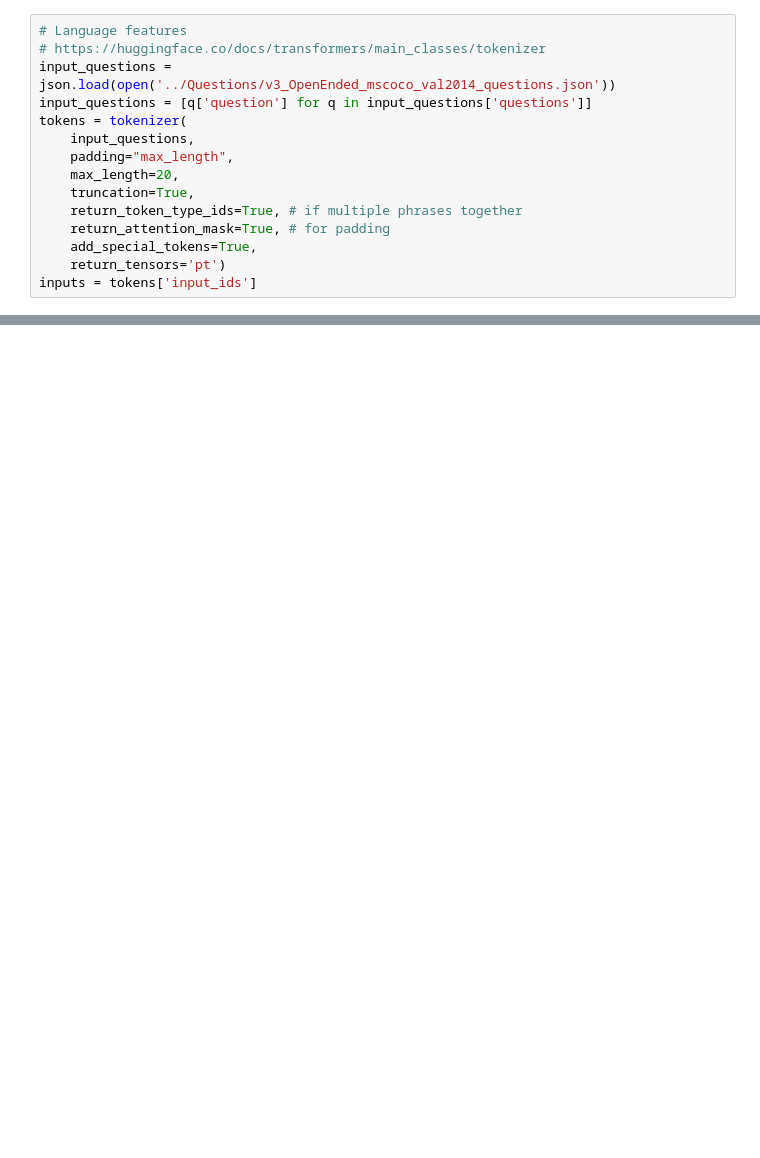
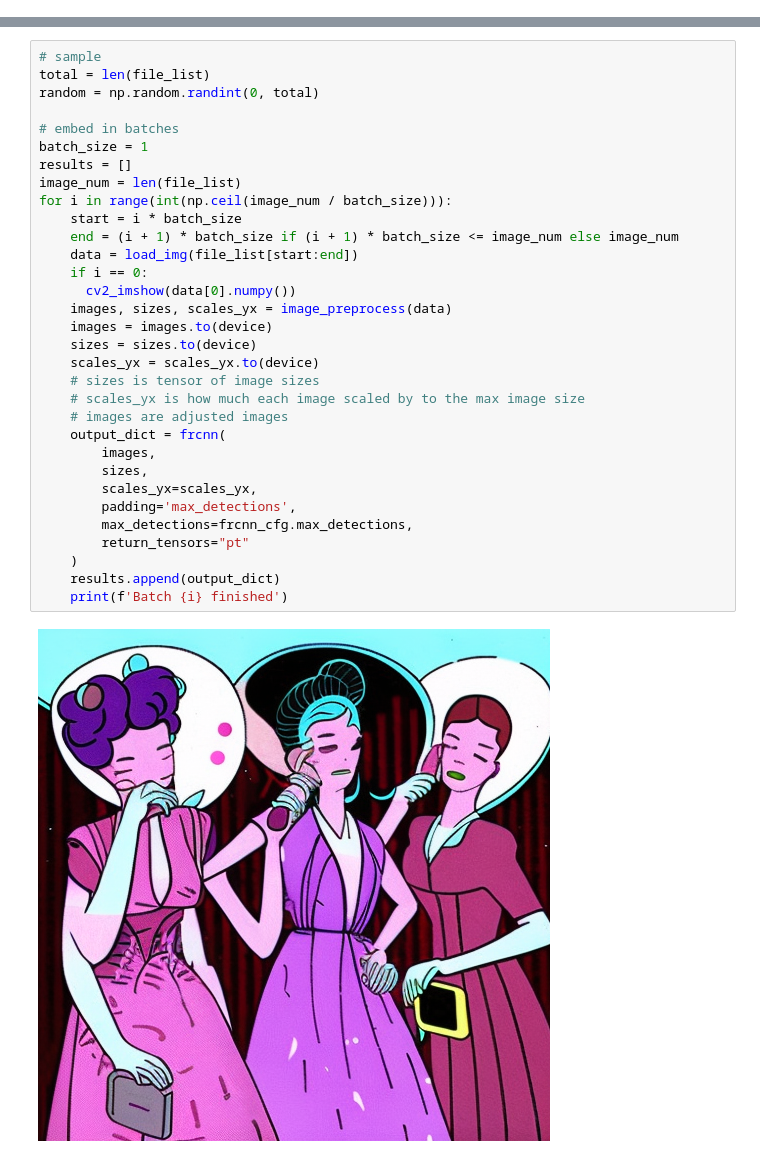
Before and after one commit to Skipppyyy/VQA, a Jupyter notebook: models/lxmert.ipynb, the cells around one changed output, grey strips where cells are left out. Cells and saved outputs as stored; diff of their text form; blank space fills up the shorter version.

```diff
--- a/models/lxmert.ipynb
+++ b/models/lxmert.ipynb
@@ -24,18 +68,3 @@ All model checkpoint weights were used when initializing GeneralizedRCNN.
 
 All the weights of GeneralizedRCNN were initialized from the model checkpoint at unc-nlp/frcnn-vg-finetuned.
 If your task is similar to the task the model of the checkpoint was trained on, you can already use GeneralizedRCNN for predictions without further training.
-# %%
-# Language features
-# https://huggingface.co/docs/transformers/main_classes/tokenizer
-input_questions = json.load(open('../Questions/v3_OpenEnded_mscoco_val2014_questions.json'))
-input_questions = [q['question'] for q in input_questions['questions']]
-tokens = tokenizer(
-    input_questions,
-    padding="max_length",
-    max_length=20,
-    truncation=True,
-    return_token_type_ids=True, # if multiple phrases together
-    return_attention_mask=True, # for padding
-    add_special_tokens=True,
-    return_tensors='pt')
-inputs = tokens['input_ids']
@@ -73,0 +150,34 @@ Error:
+# %%
+# sample
+total = len(file_list)
+random = np.random.randint(0, total)
+
+# embed in batches
+batch_size = 1
+results = []
+image_num = len(file_list)
+for i in range(int(np.ceil(image_num / batch_size))):
+    start = i * batch_size
+    end = (i + 1) * batch_size if (i + 1) * batch_size <= image_num else image_num
+    data = load_img(file_list[start:end])
+    if i == 0:
+      cv2_imshow(data[0].numpy())
+    images, sizes, scales_yx = image_preprocess(data)
+    images = images.to(device)
+    sizes = sizes.to(device)
+    scales_yx = scales_yx.to(device)
+    # sizes is tensor of image sizes
+    # scales_yx is how much each image scaled by to the max image size
+    # images are adjusted images
+    output_dict = frcnn(
+        images,
+        sizes,
+        scales_yx=scales_yx,
+        padding='max_detections',
+        max_detections=frcnn_cfg.max_detections,
+        return_tensors="pt"
+    )
+    results.append(output_dict)
+    print(f'Batch {i} finished')
+# %% [output]
+[figure, added]
```
Also changed, not shown: parts of 11 cells of this notebook, 1 other file.
